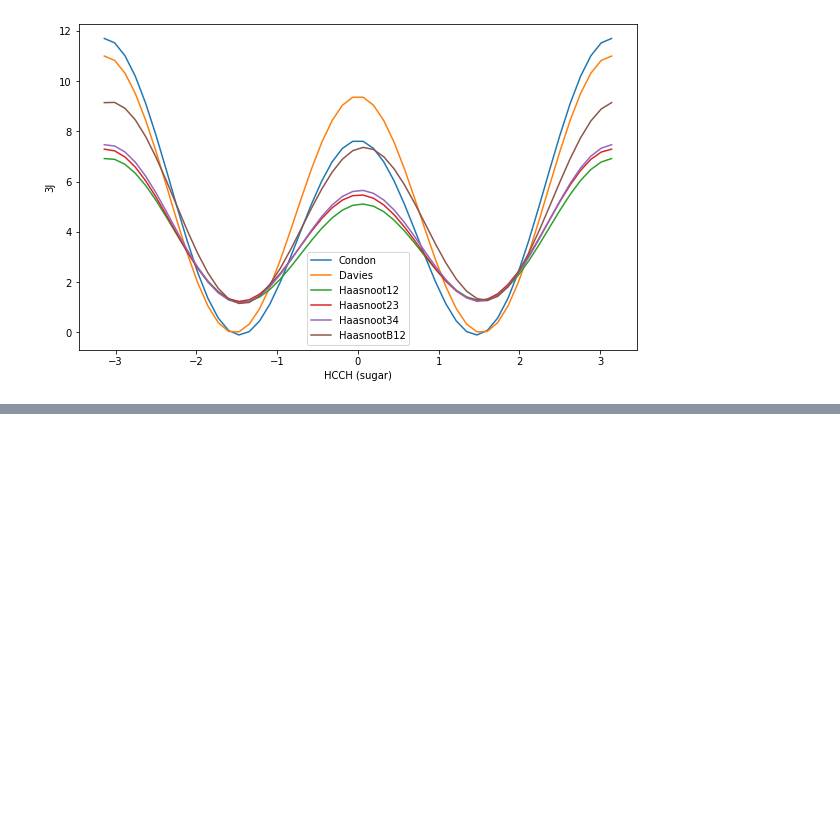
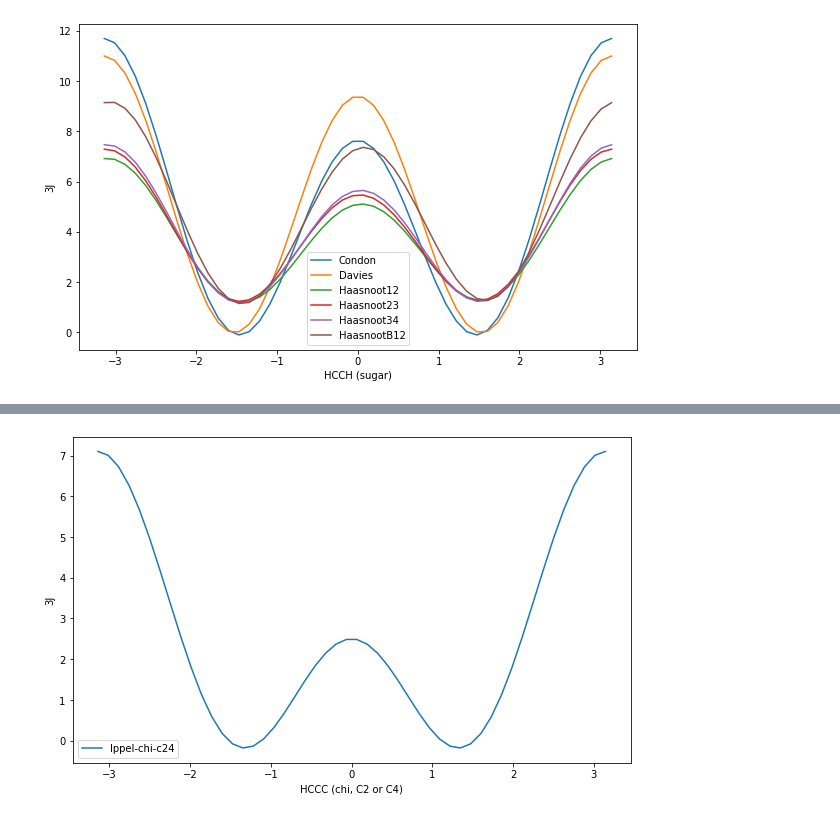
Before and after one commit to bussilab/karplus-equations, a Jupyter notebook: Karplus-Equations.ipynb, the cells around one changed output, grey strips where cells are left out. Cells and saved outputs as stored; diff of their text form; code cells hidden in the pictures; blank space fills up the shorter version.

```diff
--- a/Karplus-Equations.ipynb
+++ b/Karplus-Equations.ipynb
@@ -243,0 +291,13 @@ plt.show()
+# %%
+plt.figure(figsize=(10,6))
+for l in [
+    "Ippel-chi-c24",
+]:
+    x=np.linspace(-np.pi,np.pi)
+    plt.plot(x,karplus_chi(x,par=l),label=l)
+plt.legend()
+plt.xlabel("HCCC (chi, C2 or C4)")
+plt.ylabel("3J")
+plt.show()
+# %% [output]
+[figure, added]
```
Also changed, not shown: parts of 6 cells of this notebook.
